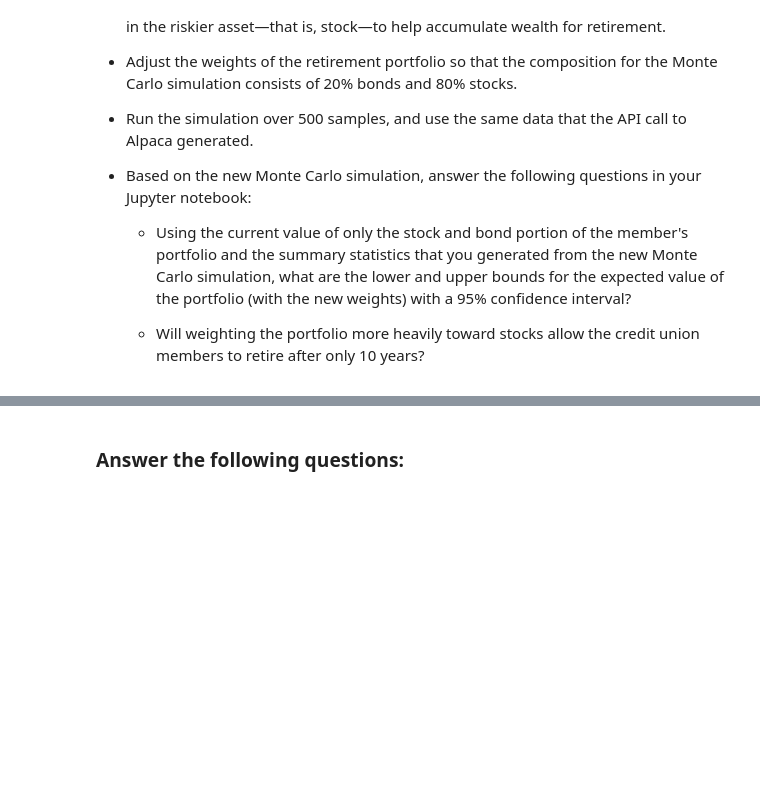
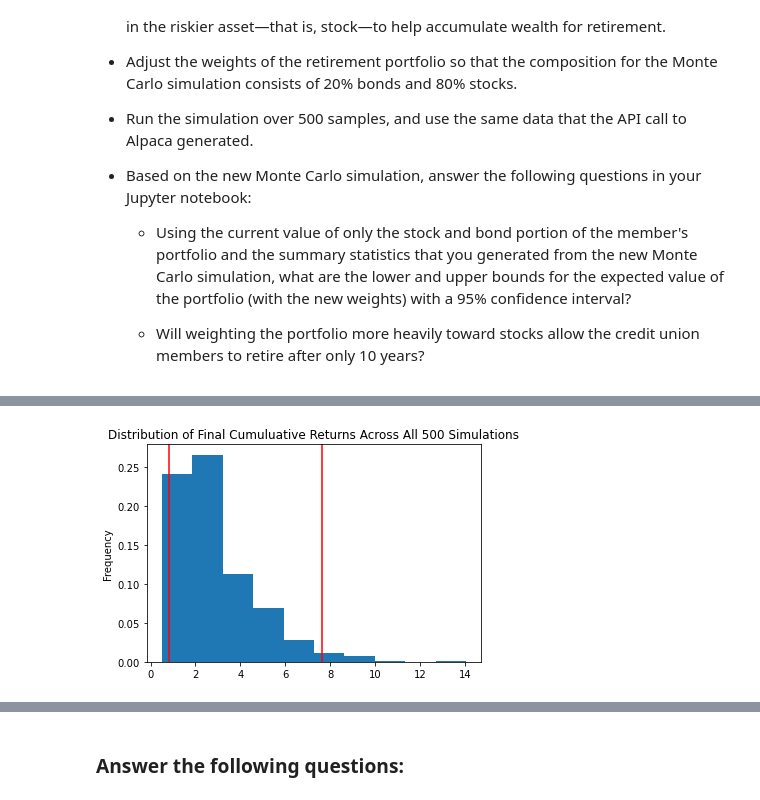
Before and after one commit to IsaiahTT/Challenge_5, a Jupyter notebook: Starter_Code/financial_planning_tools.ipynb, the cells around one changed output, grey strips where cells are left out. Cells and saved outputs as stored; diff of their text form; code cells hidden in the pictures; blank space fills up the shorter version.

```diff
--- a/Starter_Code/financial_planning_tools.ipynb
+++ b/Starter_Code/financial_planning_tools.ipynb
@@ -609,7 +656,11 @@ For this new Monte Carlo simulation, do the following:
 # %%
 # Visualize the probability distribution of the 10-year Monte Carlo simulation
 # by plotting a histogram
-# YOUR CODE HERE
+MC_tenyear_sim_dist_plot = tenyear_MC.plot_distribution()
+
+MC_tenyear_sim_dist_plot.get_figure().savefig("MC_tenyear_sim_dist_plot.png", bbox_inches="tight")
+# %% [output]
+[figure, added]
 # %%
 # Generate summary statistics from the 10-year Monte Carlo simulation results
 # Save the results as a variable
```
Also changed, not shown: parts of 10 cells of this notebook, 2 other files.
